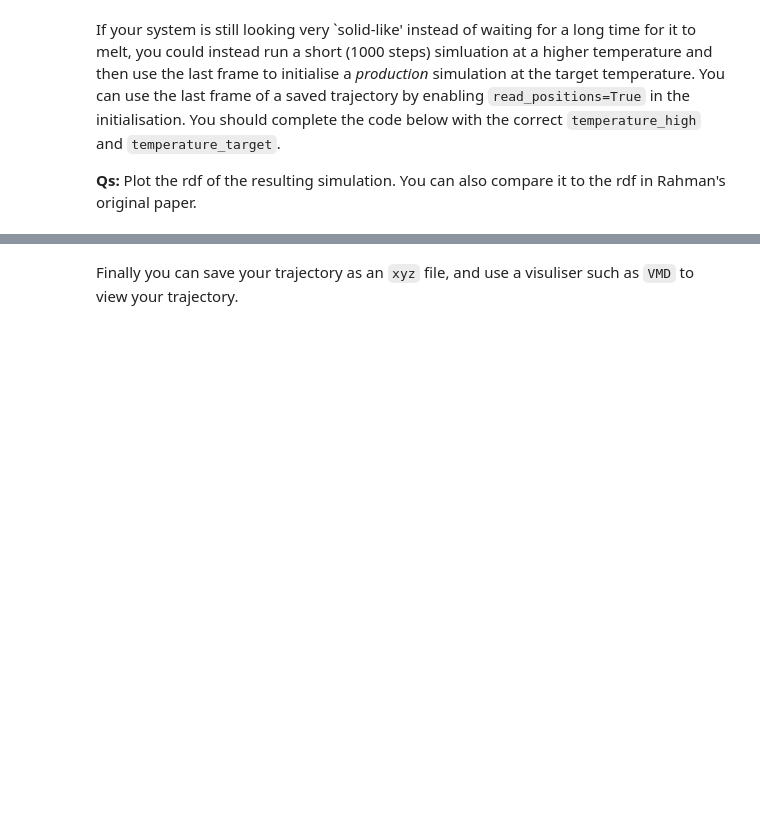
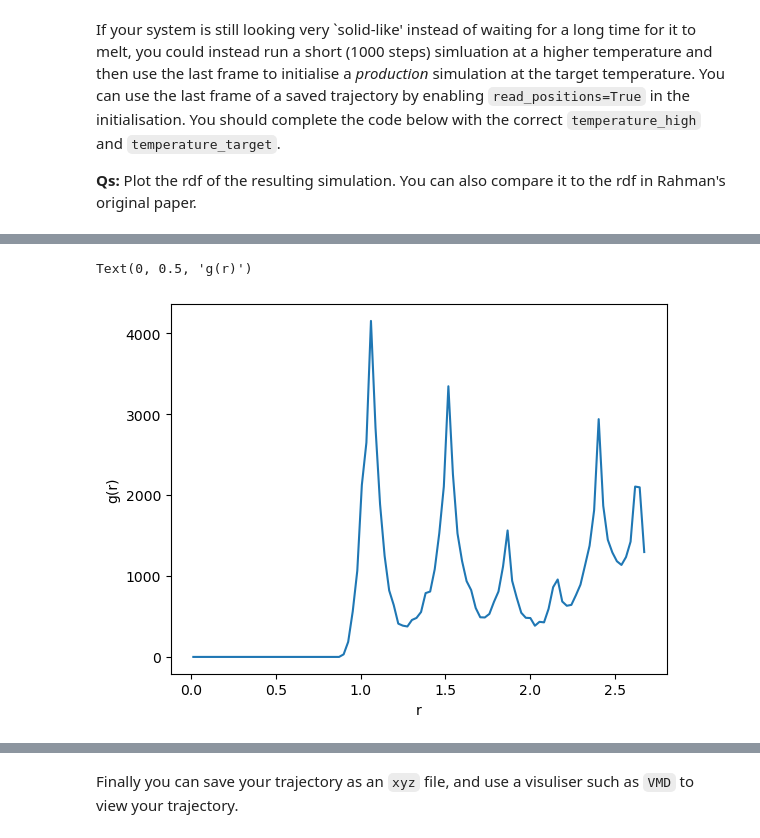
Before and after one commit to niamhon/MD-Practical, a Jupyter notebook: 01_MD-Fundamentals/solutions.ipynb, the cells around one changed output, grey strips where cells are left out. Cells and saved outputs as stored; diff of their text form; code cells hidden in the pictures; blank space fills up the shorter version.

````diff
--- a/01_MD-Fundamentals/solutions.ipynb
+++ b/01_MD-Fundamentals/solutions.ipynb
@@ -486,3 +501,9 @@ Text(0, 0.5, 'g(r)')
 If your system is still looking very `solid-like' instead of waiting for a long time for it to melt, you could instead run a short (1000 steps) simluation at a higher temperature and then use the last frame to initialise a _production_ simulation at the target temperature. You can use the last frame of a saved trajectory by enabling ```read_positions=True``` in the initialisation. You should complete the code below with the correct ```temperature_high``` and ```temperature_target```.
 
 **Qs:** Plot the rdf of the resulting simulation. You can also compare it to the rdf in Rahman's original paper.
+# %%
+temperature_high = temperature_lj * 2.0
+n_steps = 1000
+
+md_simulation = MD(n_particles, box_length_lj, temperature_high, dt_lj, read_positions = False)
+positions, properties = md_simulation.do_MD(n_steps, integrator='velocity_verlet')
@@ -489 +528,14 @@ If your system is still looking very `solid-like' instead of waiting for a long
+# %%
+rdf = get_rdf(positions)
+#plot radial distribution function
+
+fig, ax = plt.subplots()
+bins = rdf[:,0]
+g = rdf[:,1]
+ax.plot(bins  , g)
+ax.set_xlabel('r')
+ax.set_ylabel('g(r)')
+# %% [output]
+Text(0, 0.5, 'g(r)')
+[figure, added]
 # %%
````
Also changed, not shown: parts of 11 cells of this notebook, 1 other file.
